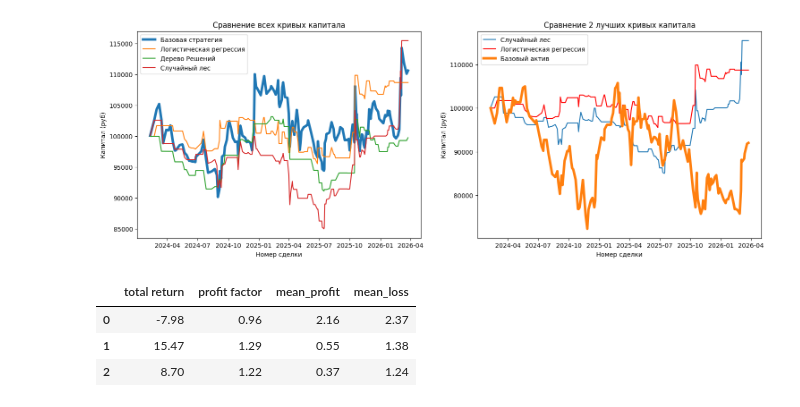
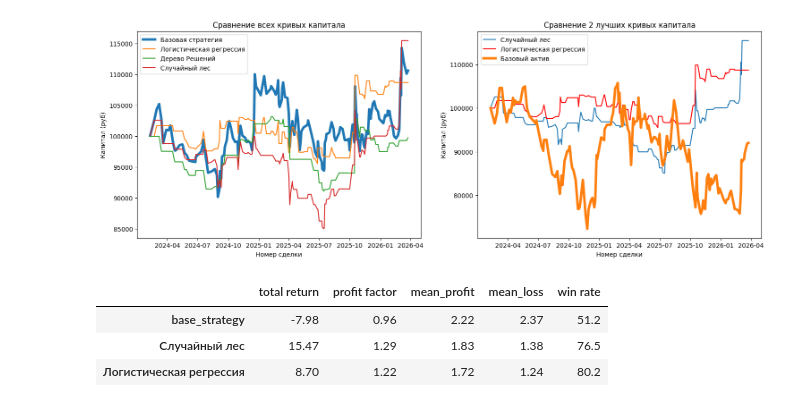
Before and after one commit to AlexKosuhin/project_1, a Jupyter notebook: Повышение эффективности с помощью ML/Молот.ipynb, the cells around one changed output. Cells and saved outputs as stored; diff of their text form; code cells hidden in the pictures.

```diff
--- a/Повышение эффективности с помощью ML/Молот.ipynb
+++ b/Повышение эффективности с помощью ML/Молот.ipynb
@@ -1121,7 +1121,7 @@ total_return_strategy_2 = np.round(((g[1][0] / 100_000)[-1] - 1) * 100, 2)
 # Профит фактор
 def profit_factor(x):
     pnl = np.diff(x) / 100_000
-    pnl_plus = np.sum(pnl[pnl >= 0])
+    pnl_plus = np.sum(pnl[pnl > 0])
     pnl_minus = np.abs(np.sum(pnl[pnl < 0]))
     return np.round(pnl_plus / pnl_minus, 2)
 
@@ -1132,20 +1132,33 @@ pr_f_strategy_2 = profit_factor(g[1][0])
 # Средняя прибыль и средний убыток за сделку
 def mean_pr_loss(x):
     pnl = np.diff(x) / 100_000
-    pnl_plus_mean = np.round(np.mean(pnl[pnl >= 0]) * 100, 2)
+    pnl_plus_mean = np.round(np.mean(pnl[pnl > 0]) * 100, 2)
     pnl_minus_mean = np.round(np.mean(np.abs(pnl[pnl < 0])) * 100, 2)
     return pnl_plus_mean, pnl_minus_mean
 
 mean_profit_base_strategy, mean_loss_base_strategy = mean_pr_loss(g[-1])
 mean_profit_strategy_1, mean_loss_strategy_1 = mean_pr_loss(g[0][0])
 mean_profit_strategy_2, mean_loss_strategy_2 = mean_pr_loss(g[1][0])
+
+# win_rate
+def win_rate(x):
+    pnl = np.diff(x) / 100_000
+    pnl_plus_count = len((pnl[pnl >= 0]) * 100)
+    pnl_minus_count = len((pnl[pnl < 0]) * 100)
+    winrate = np.round(pnl_plus_count / (pnl_plus_count + pnl_minus_count), 3) * 100
+    return winrate
+
+win_rate_base_strategy = win_rate(g[-1])
+win_rate_strategy_1 = win_rate(g[0][0])
+win_rate_strategy_2 = win_rate(g[1][0])
 # %%
-pd.DataFrame(columns=['total return', 'profit factor', 'mean_profit', 'mean_loss'],
-             data=[[total_return_base_strategy, pr_f_base_strategy, mean_profit_base_strategy, mean_loss_base_strategy],
-                   [total_return_strategy_1, pr_f_strategy_1, mean_profit_strategy_1, mean_loss_strategy_1],
-                   [total_return_strategy_2, pr_f_strategy_2, mean_profit_strategy_2, mean_loss_strategy_2]])
+pd.DataFrame(columns=['total return', 'profit factor', 'mean_profit', 'mean_loss', 'win rate'],
+             data=[[total_return_base_strategy, pr_f_base_strategy, mean_profit_base_strategy, mean_loss_base_strategy, win_rate_base_strategy],
+                   [total_return_strategy_1, pr_f_strategy_1, mean_profit_strategy_1, mean_loss_strategy_1, win_rate_strategy_1],
+                   [total_return_strategy_2, pr_f_strategy_2, mean_profit_strategy_2, mean_loss_strategy_2, win_rate_strategy_2]],
+             index=['base_strategy', f'{g[0][1]}', f'{g[1][1]}'])
 # %% [output]
-|  | total return | profit factor | mean_profit | mean_loss |
-| 0 | -7.98 | 0.96 | 2.16 | 2.37 |
-| 1 | 15.47 | 1.29 | 0.55 | 1.38 |
-| 2 | 8.70 | 1.22 | 0.37 | 1.24 |
+|  | total return | profit factor | mean_profit | mean_loss | win rate |
+| base_strategy | -7.98 | 0.96 | 2.22 | 2.37 | 51.2 |
+| Случайный лес | 15.47 | 1.29 | 1.83 | 1.38 | 76.5 |
+| Логистическая регрессия | 8.70 | 1.22 | 1.72 | 1.24 | 80.2 |
```
